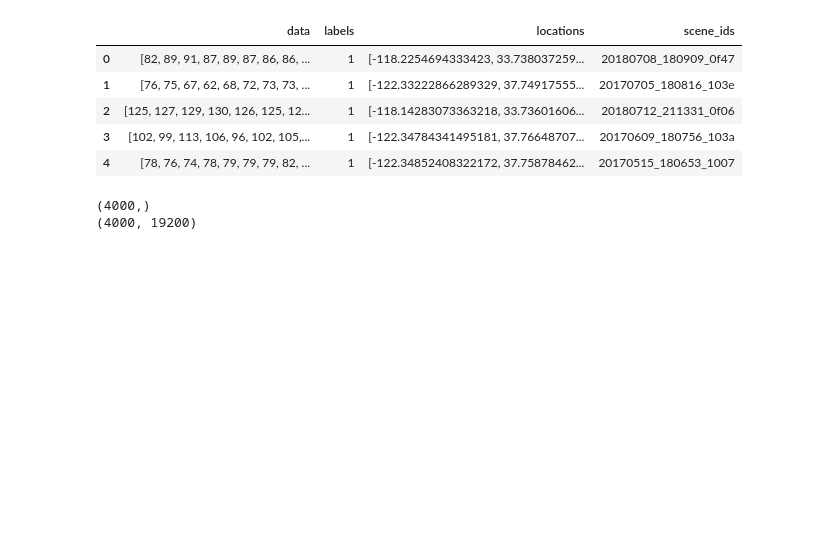
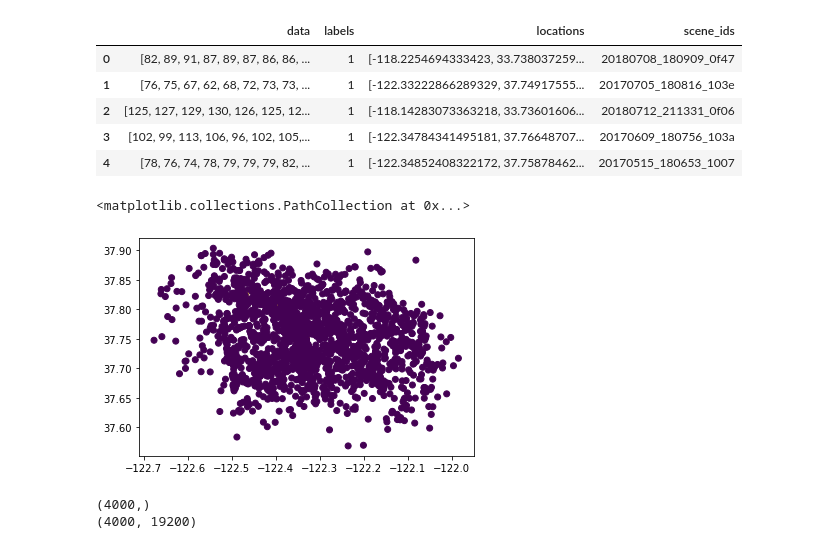
Before and after one commit to asrenninger/sensing, a Jupyter notebook: python/renninger_HW4.ipynb, the cells around one changed output. Saved outputs shown, nothing was run; the diff lists cells and outputs as text; code cells hidden in the pictures; blank space fills up the shorter version.

```diff
--- a/python/renninger_HW4.ipynb
+++ b/python/renninger_HW4.ipynb
@@ -68,6 +68,23 @@ df.head()
 | 2 | [125, 127, 129, 130, 126, 125, 12... | 1 | [-118.14283073363218, 33.73601606... | 20180712_211331_0f06 |
 | 3 | [102, 99, 113, 106, 96, 102, 105,... | 1 | [-122.34784341495181, 37.76648707... | 20170609_180756_103a |
 | 4 | [78, 76, 74, 78, 79, 79, 79, 82, ... | 1 | [-122.34852408322172, 37.75878462... | 20170515_180653_1007 |
+# %%
+lon,lat = [],[]
+
+for i,j in df['locations']:
+    lon.append(i)
+    lat.append(j)
+
+lon = np.array(lon)
+lat = np.array(lat)
+
+lab = df['labels']
+col = lab[(lon < -120) & (lat > 37)]
+
+plt.scatter(lon[lon < -120], lat[lat > 37], c = col)
+# %% [output]
+<matplotlib.collections.PathCollection at 0x...>
+[figure, added]
 # %%
 y = np.asarray(shipsnet['labels'])
 X = np.asarray(shipsnet['data']).astype('uint8')
```
Also changed, not shown: parts of 22 cells of this notebook.
